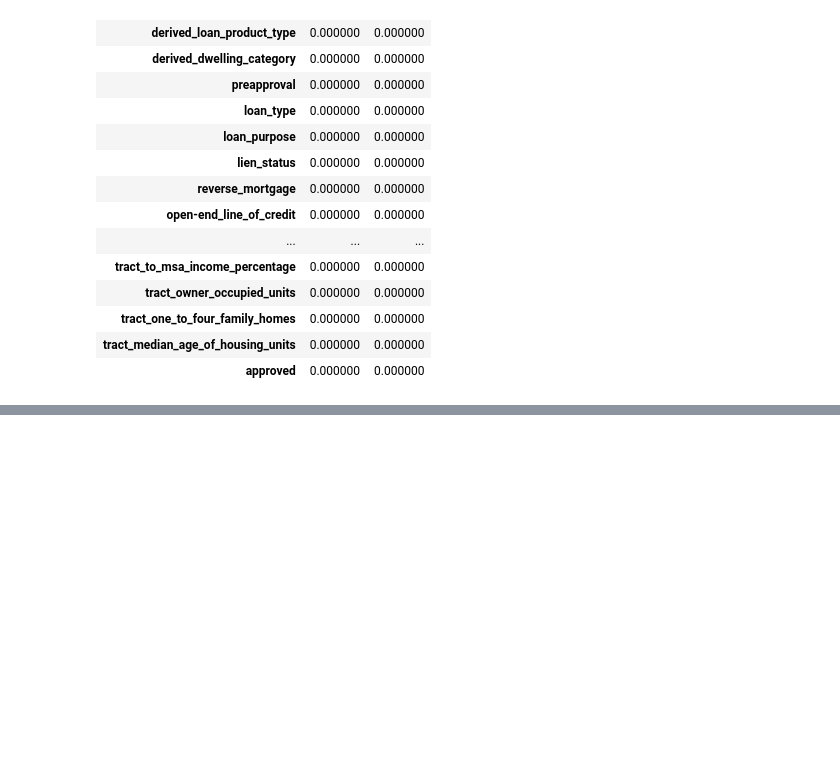
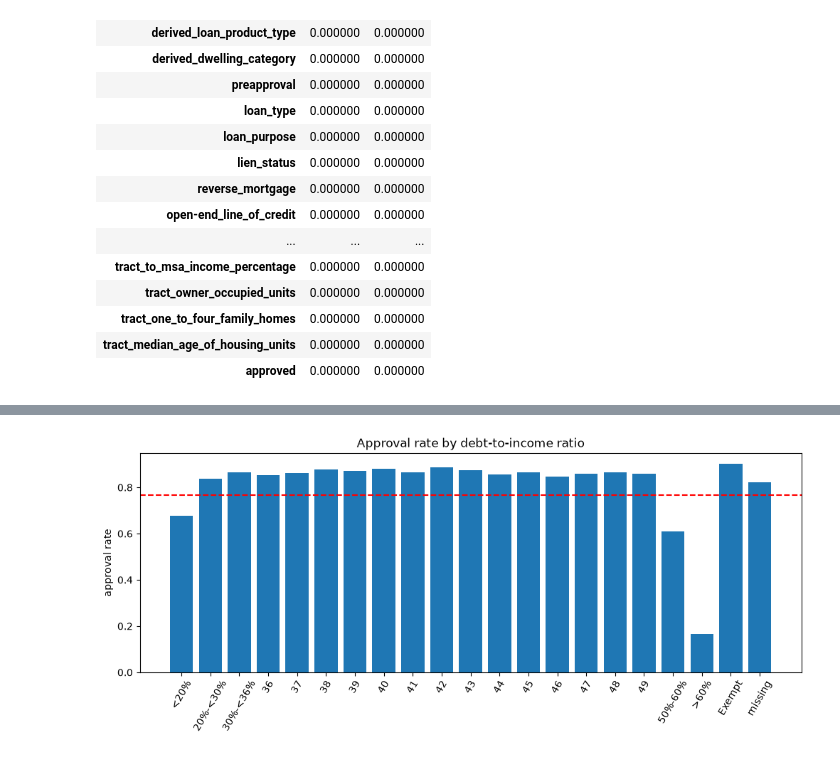
Before and after one commit to Humanberto/san-diego-mortgage-approval, a Jupyter notebook: notebook.ipynb, the cells around one changed output, grey strips where cells are left out. Saved outputs shown, nothing was run; the diff lists cells and outputs as text; code cells hidden in the pictures; blank space fills up the shorter version.

```diff
--- a/notebook.ipynb
+++ b/notebook.ipynb
@@ -164,0 +304,5 @@ df.isnull().groupby(df.approved).mean().T
+# %%
+df_full_train, df_test = train_test_split(df, test_size=0.2, random_state=1)
+df_train, df_val = train_test_split(df_full_train, test_size=0.25, random_state=1)
+
+len(df_train), len(df_val), len(df_test)
@@ -164,0 +311,5 @@ df.isnull().groupby(df.approved).mean().T
+# %%
+df_full_train = df_full_train.reset_index(drop=True)
+df_train = df_train.reset_index(drop=True)
+df_val = df_val.reset_index(drop=True)
+df_test = df_test.reset_index(drop=True)
@@ -164,0 +369,2 @@ df.isnull().groupby(df.approved).mean().T
+# %%
+df_full_train = df_full_train.reset_index(drop=True)
@@ -164,0 +398,3 @@ df.isnull().groupby(df.approved).mean().T
+# %%
+approval_rate = df_full_train.approved.mean().round(3)
+df_full_train[categorical].nunique()
@@ -164,0 +475,15 @@ df.isnull().groupby(df.approved).mean().T
+# %%
+dti_order = ['<20%', '20%-<30%', '30%-<36%'] + [str(i) for i in range(36, 50)] + ['50%-60%', '>60%', 'Exempt', 'missing']
+
+rates = df_full_train.groupby('debt_to_income_ratio').approved.mean()
+rates = rates.reindex(dti_order)
+
+plt.figure(figsize=(12, 4))
+plt.bar(rates.index, rates.values)
+plt.axhline(approval_rate, color='red', linestyle='--')
+plt.xticks(rotation=60)
+plt.ylabel('approval rate')
+plt.title('Approval rate by debt-to-income ratio')
+plt.show()
+# %% [output]
+[figure, added]
```
Also changed, not shown: parts of 39 cells of this notebook.
